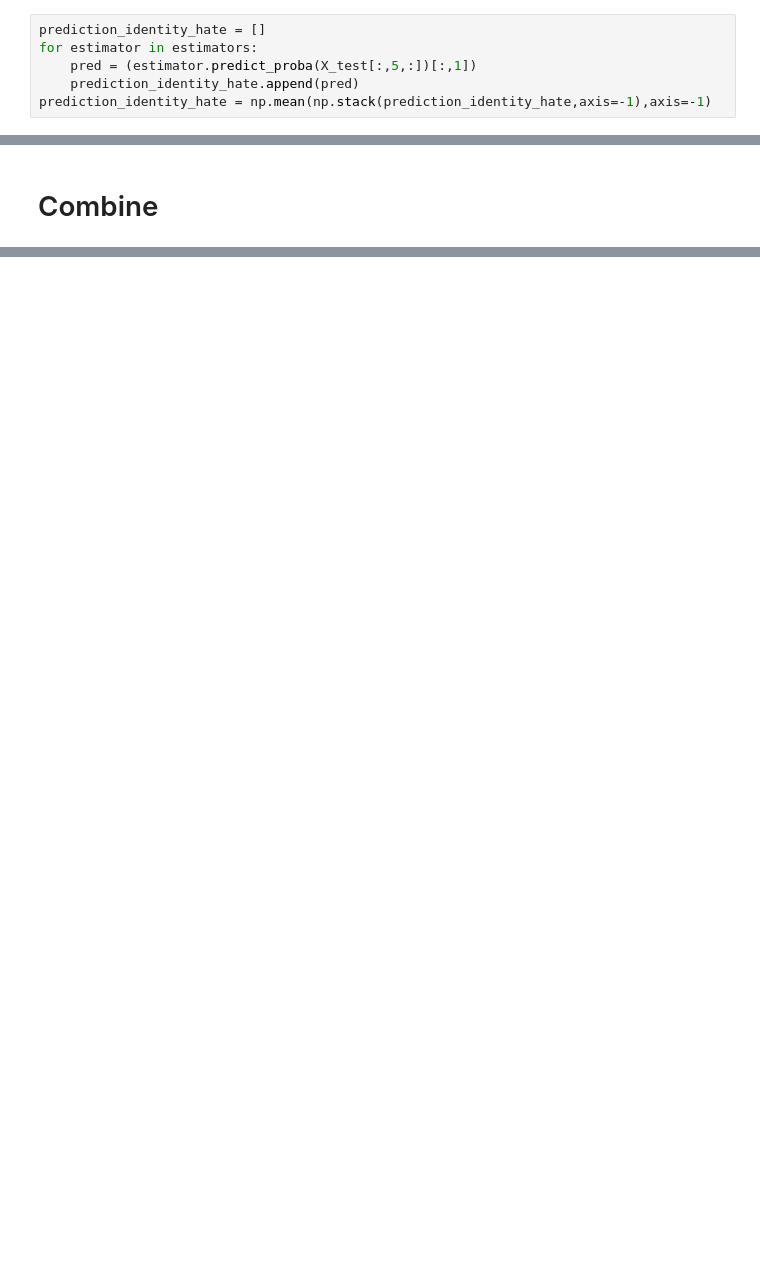
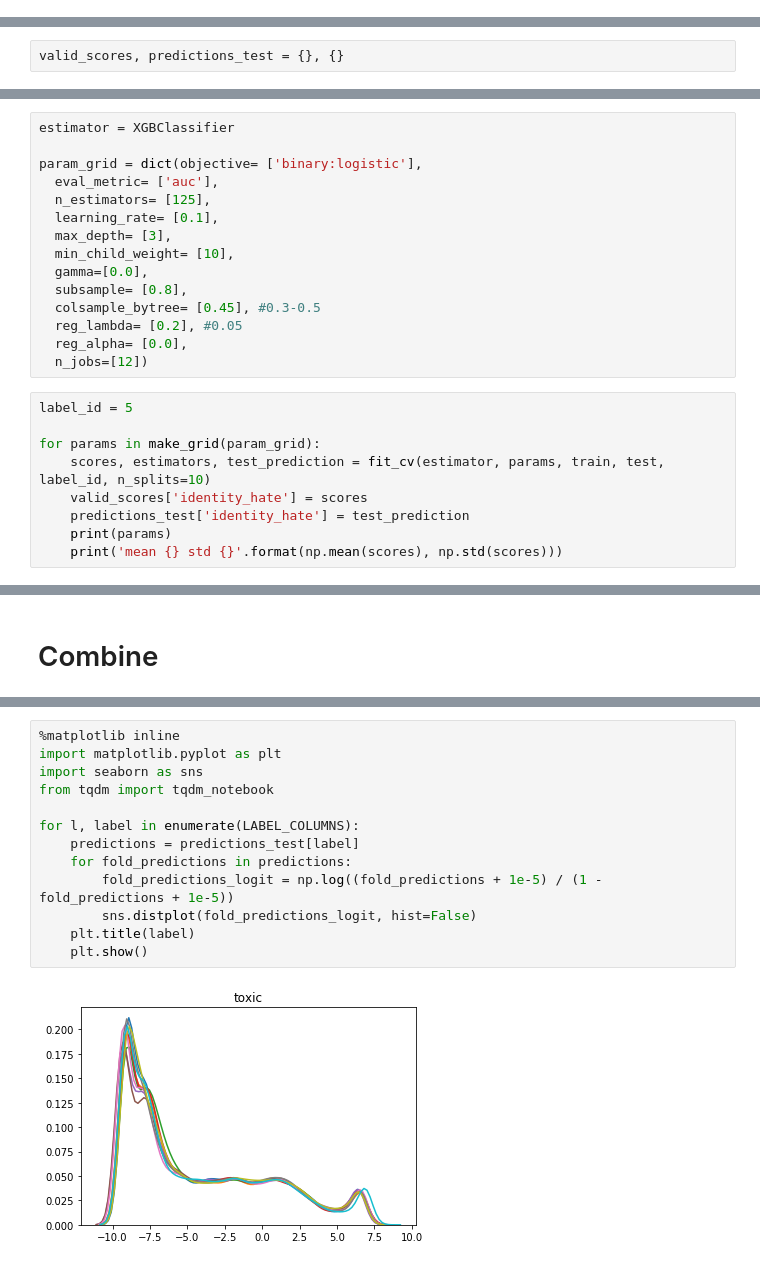
Before and after one commit to minerva-ml/open-solution-toxic-comments, a Jupyter notebook: neptune_ensembling.ipynb, the cells around one changed output, grey strips where cells are left out. Drawn from its saved outputs; the diff is of its cells as text; blank space fills up the shorter version.

```diff
--- a/neptune_ensembling.ipynb
+++ b/neptune_ensembling.ipynb
@@ -312,6 +160,0 @@ mean score 0.9912492783967355
-# %%
-prediction_identity_hate = []
-for estimator in estimators:
-    pred = (estimator.predict_proba(X_test[:,5,:])[:,1])
-    prediction_identity_hate.append(pred)
-prediction_identity_hate = np.mean(np.stack(prediction_identity_hate,axis=-1),axis=-1)
@@ -317,0 +187,2 @@ prediction_identity_hate = np.mean(np.stack(prediction_identity_hate,axis=-1),ax
+# %%
+valid_scores, predictions_test = {}, {}
@@ -317,0 +507,24 @@ prediction_identity_hate = np.mean(np.stack(prediction_identity_hate,axis=-1),ax
+# %%
+estimator = XGBClassifier
+
+param_grid = dict(objective= ['binary:logistic'],
+  eval_metric= ['auc'],
+  n_estimators= [125],
+  learning_rate= [0.1],
+  max_depth= [3],
+  min_child_weight= [10],
+  gamma=[0.0],
+  subsample= [0.8],
+  colsample_bytree= [0.45], #0.3-0.5
+  reg_lambda= [0.2], #0.05
+  reg_alpha= [0.0],
+  n_jobs=[12])
+# %%
+label_id = 5
+
+for params in make_grid(param_grid):
+    scores, estimators, test_prediction = fit_cv(estimator, params, train, test, label_id, n_splits=10)
+    valid_scores['identity_hate'] = scores
+    predictions_test['identity_hate'] = test_prediction
+    print(params)
+    print('mean {} std {}'.format(np.mean(scores), np.std(scores)))
@@ -341,0 +556,15 @@ combined_predictions = np.round(combined_predictions,4)
+# %%
+%matplotlib inline
+import matplotlib.pyplot as plt
+import seaborn as sns
+from tqdm import tqdm_notebook
+
+for l, label in enumerate(LABEL_COLUMNS):
+    predictions = predictions_test[label]
+    for fold_predictions in predictions:
+        fold_predictions_logit = np.log((fold_predictions + 1e-5) / (1 - fold_predictions + 1e-5))
+        sns.distplot(fold_predictions_logit, hist=False)
+    plt.title(label)
+    plt.show()
+# %% [output]
+[figure, added]
```
Also changed, not shown: parts of 65 cells of this notebook.
